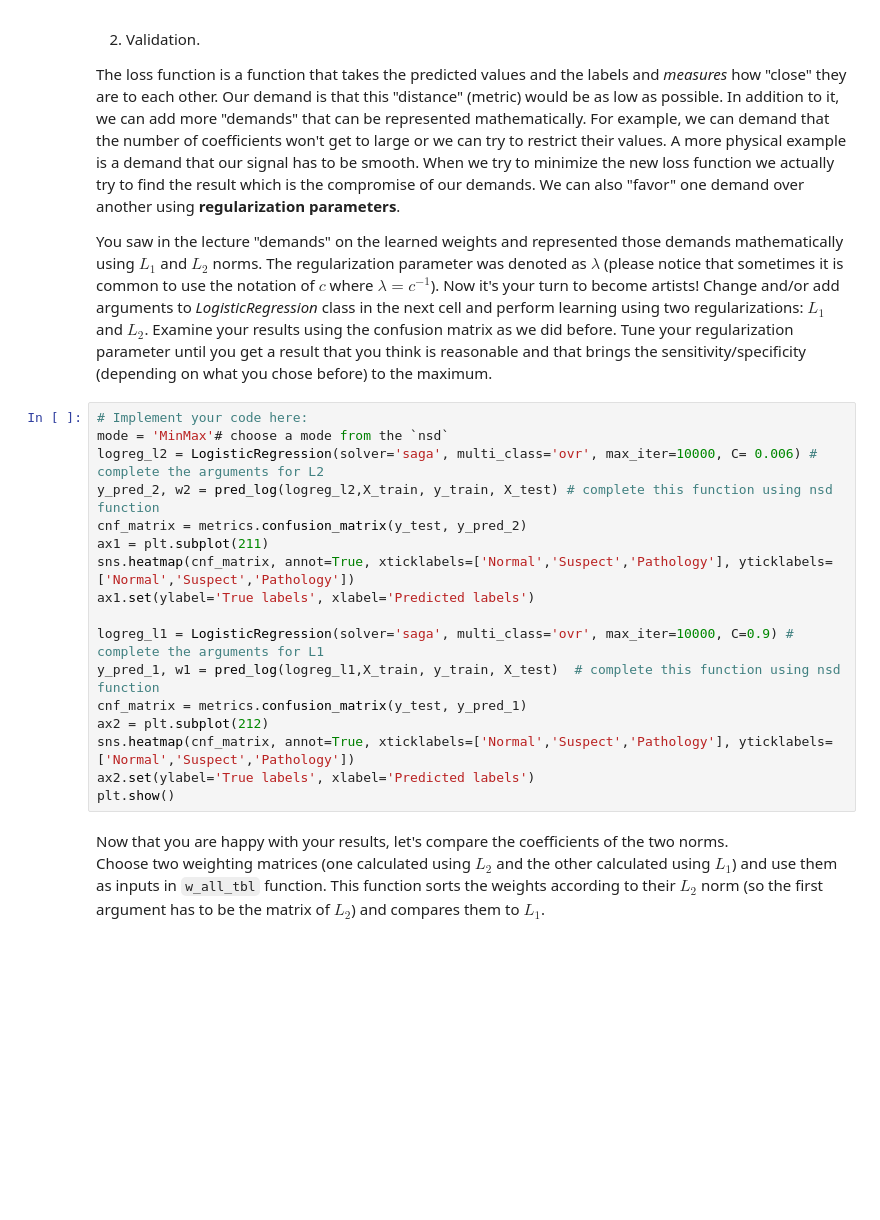
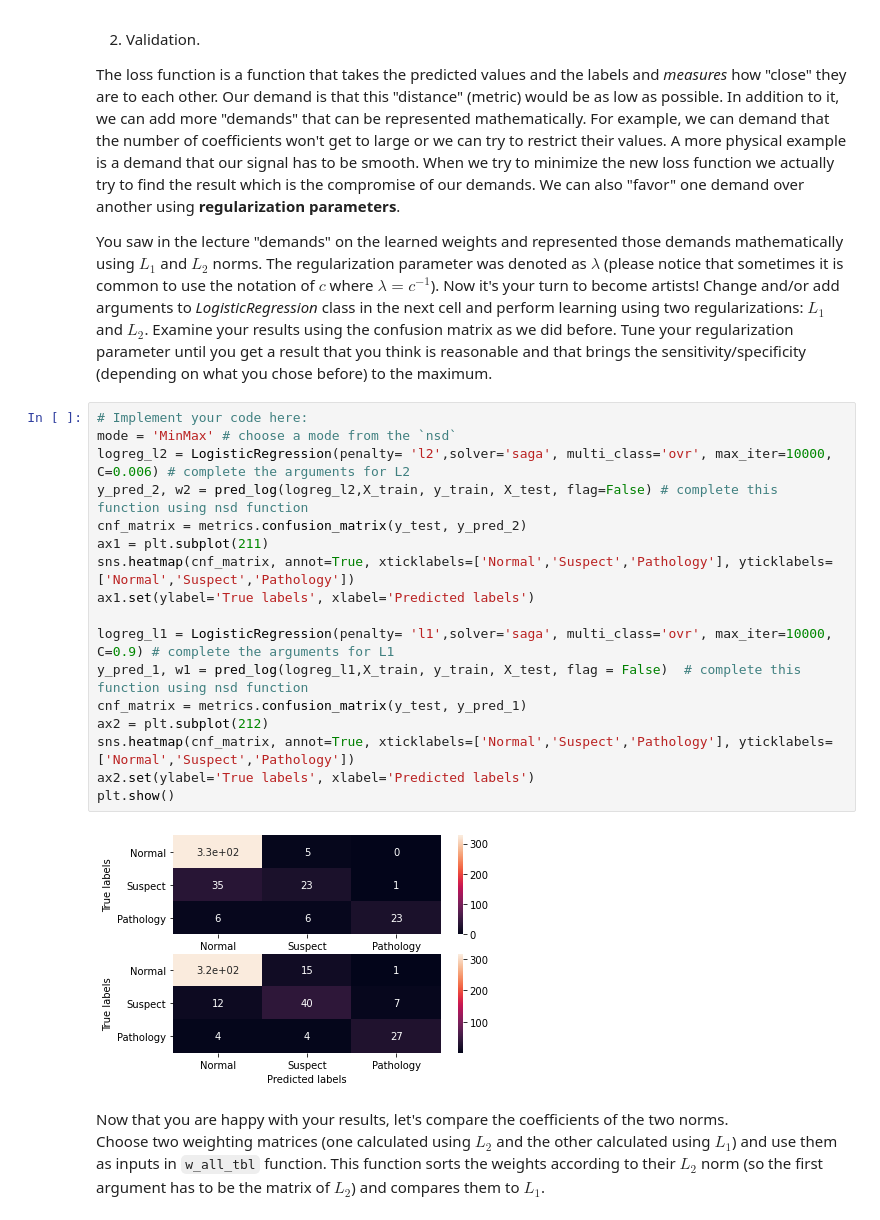
Before and after one commit to mlh-master/hw1_mlh-s_n, a Jupyter notebook: HW1.ipynb, the cells around one changed output. Drawn from its saved outputs; the diff is of its cells as text; blank space fills up the shorter version.

```diff
--- a/HW1.ipynb
+++ b/HW1.ipynb
@@ -440,21 +448,23 @@ The loss function is a function that takes the predicted values and the labels a
 You saw in the lecture "demands" on the learned weights and represented those demands mathematically using $ L_1 $ and $ L_2 $ norms. The regularization parameter was denoted as $\lambda$ (please notice that sometimes it is common to use the notation of $ c $ where $\lambda = c^{-1}$). Now it's your turn to become artists! Change and/or add arguments to *LogisticRegression* class in the next cell and perform learning using two regularizations: $ L_1 $ and $ L_2 $. Examine your results using the confusion matrix as we did before. Tune your regularization parameter until you get a result that you think is reasonable and that brings the sensitivity/specificity (depending on what you chose before) to the maximum.
 # %%
 # Implement your code here:
-mode = 'MinMax'# choose a mode from the `nsd`
-logreg_l2 = LogisticRegression(solver='saga', multi_class='ovr', max_iter=10000, C= 0.006) # complete the arguments for L2
-y_pred_2, w2 = pred_log(logreg_l2,X_train, y_train, X_test) # complete this function using nsd function
+mode = 'MinMax' # choose a mode from the `nsd`
+logreg_l2 = LogisticRegression(penalty= 'l2',solver='saga', multi_class='ovr', max_iter=10000, C=0.006) # complete the arguments for L2
+y_pred_2, w2 = pred_log(logreg_l2,X_train, y_train, X_test, flag=False) # complete this function using nsd function
 cnf_matrix = metrics.confusion_matrix(y_test, y_pred_2)
 ax1 = plt.subplot(211)
 sns.heatmap(cnf_matrix, annot=True, xticklabels=['Normal','Suspect','Pathology'], yticklabels=['Normal','Suspect','Pathology'])
 ax1.set(ylabel='True labels', xlabel='Predicted labels')
 
-logreg_l1 = LogisticRegression(solver='saga', multi_class='ovr', max_iter=10000, C=0.9) # complete the arguments for L1
-y_pred_1, w1 = pred_log(logreg_l1,X_train, y_train, X_test)  # complete this function using nsd function
+logreg_l1 = LogisticRegression(penalty= 'l1',solver='saga', multi_class='ovr', max_iter=10000, C=0.9) # complete the arguments for L1
+y_pred_1, w1 = pred_log(logreg_l1,X_train, y_train, X_test, flag = False)  # complete this function using nsd function
 cnf_matrix = metrics.confusion_matrix(y_test, y_pred_1)
 ax2 = plt.subplot(212)
 sns.heatmap(cnf_matrix, annot=True, xticklabels=['Normal','Suspect','Pathology'], yticklabels=['Normal','Suspect','Pathology'])
 ax2.set(ylabel='True labels', xlabel='Predicted labels')
 plt.show()
+# %% [output]
+[figure, added]
 # %% [markdown]
 Now that you are happy with your results, let's compare the coefficients of the two norms.\
 Choose two weighting matrices (one calculated using $ L_2 $ and the other calculated using $ L_1 $) and use them as inputs in `w_all_tbl` function. This function sorts the weights according to their $ L_2 $ norm (so the first argument has to be the matrix of $ L_2 $) and compares them to $L_1$.
```
Also changed, not shown: parts of 26 cells of this notebook, 4 other files.
